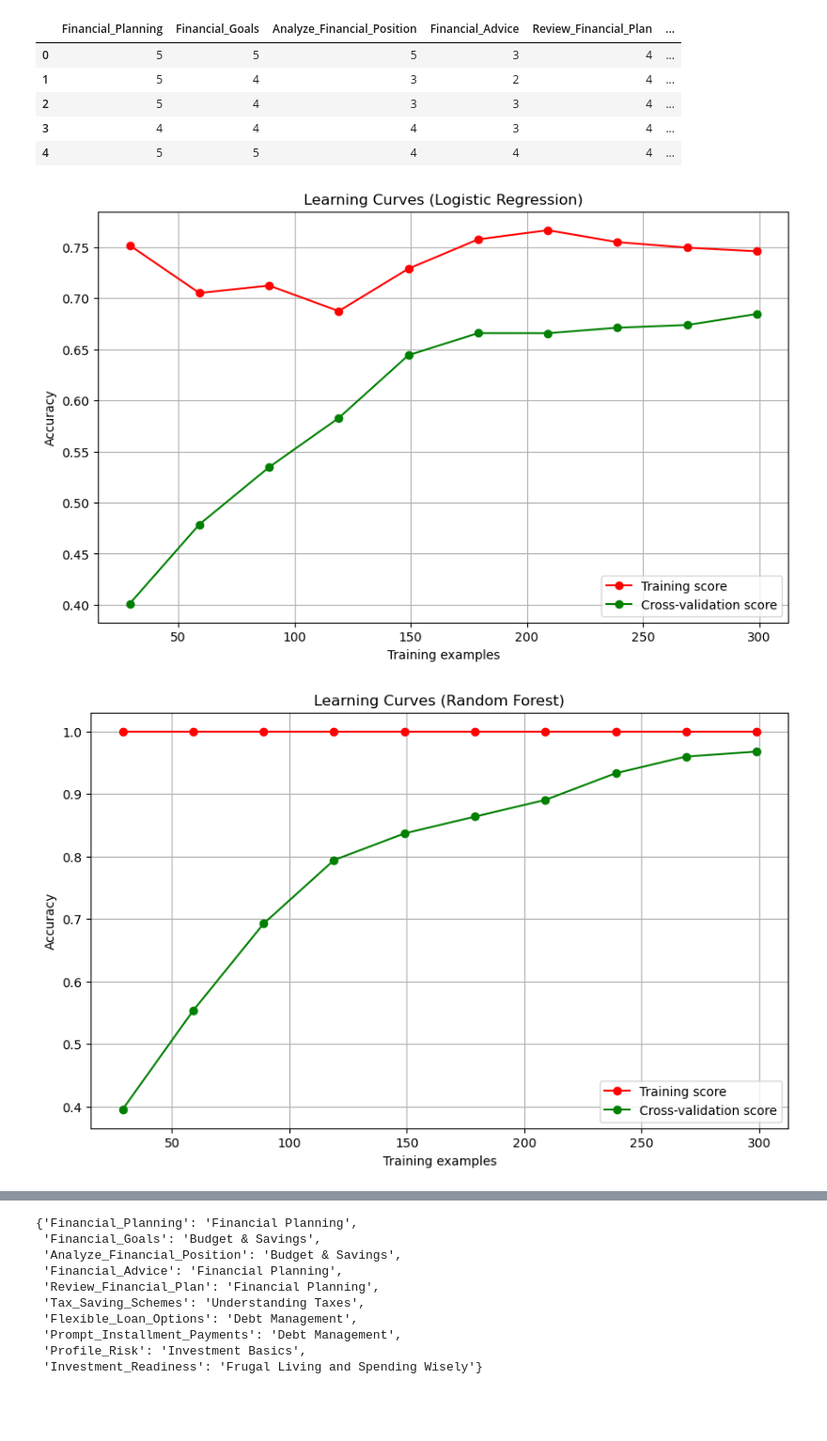
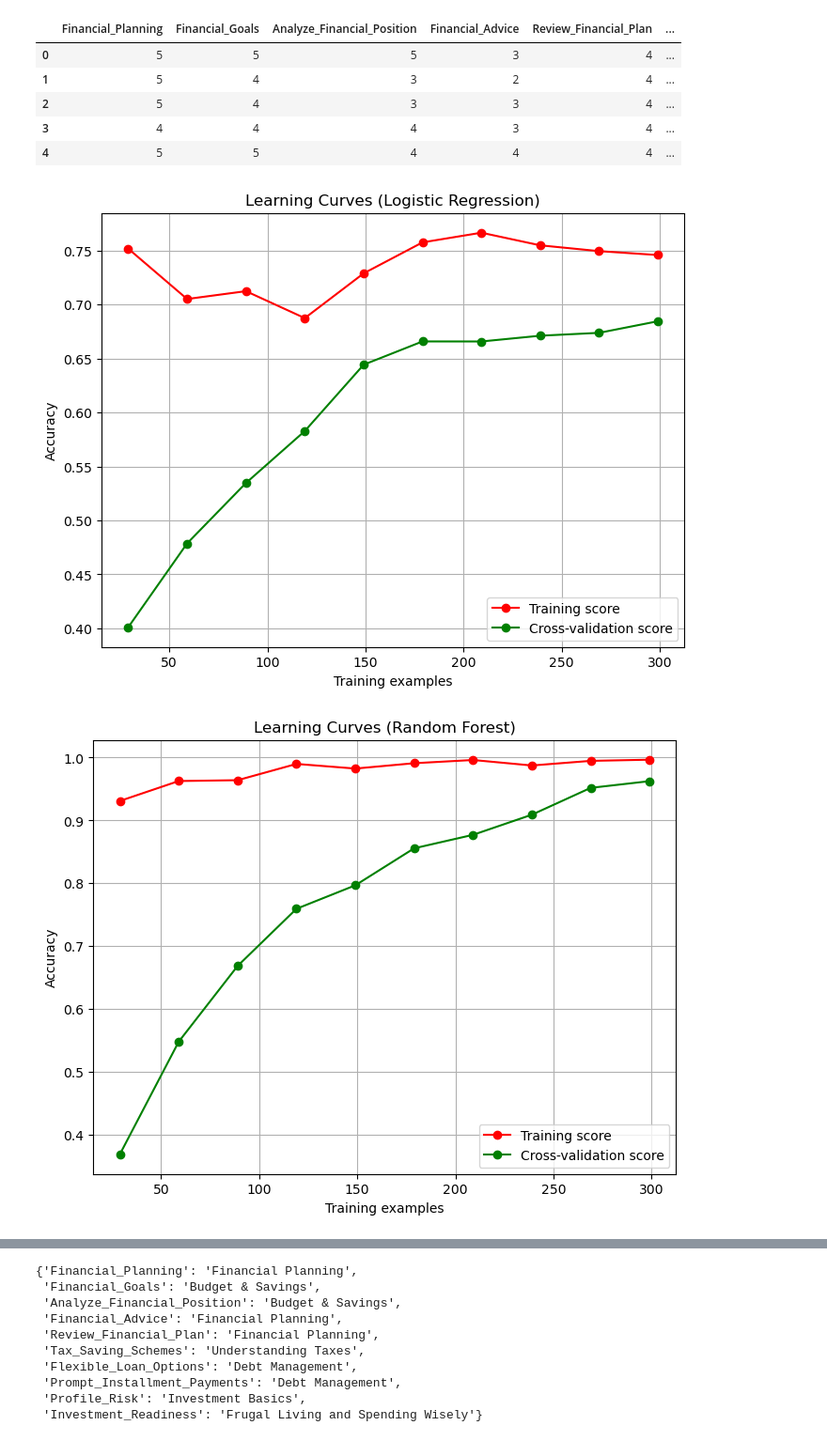
Before and after one commit to christiandarvs/SmartCents-Algorithm, a Jupyter notebook: smartcents.ipynb, the cells around one changed output, grey strips where cells are left out. Shown: that part at 94% size. Saved outputs shown, nothing was run; the diff lists cells and outputs as text; code cells hidden in the pictures; blank space fills up the shorter version.

```diff
--- a/smartcents.ipynb
+++ b/smartcents.ipynb
@@ -284,42 +287,44 @@ X_train, X_test, y_train, y_test = train_test_split(
 
 models = {
     "Logistic Regression": LogisticRegression(solver="liblinear"),
-    "Random Forest": RandomForestClassifier(n_estimators=50),
-    "SVC": SVC(),
+    "Random Forest": RandomForestClassifier(
+        max_depth=20, min_samples_leaf=1, min_samples_split=5, n_estimators=100
+    ),
+    "SVC": SVC(C=100, gamma=0.01, kernel="linear"),
     "KNN": KNeighborsClassifier(),
-    "Decision Tree": DecisionTreeClassifier(max_depth=50),
+    "Decision Tree": DecisionTreeClassifier(min_samples_leaf=1, min_samples_split=2),
 }
 
 for name, model in models.items():
     pipeline = Pipeline([("classifier", model)])
     train_sizes, train_scores, test_scores = learning_curve(
         estimator=pipeline,
         X=X_train,
         y=y_train,
         train_sizes=np.linspace(0.1, 1.0, 10),
         cv=5,
         scoring="accuracy",
         n_jobs=-1,
     )
 
     train_scores_mean = np.mean(train_scores, axis=1)
     train_scores_std = np.std(train_scores, axis=1)
     test_scores_mean = np.mean(test_scores, axis=1)
     test_scores_std = np.std(test_scores, axis=1)
 
-    plt.figure(figsize=(10, 6))
+    plt.figure(figsize=(8, 6))
     plt.title(f"Learning Curves ({name})")
     plt.xlabel("Training examples")
     plt.ylabel("Accuracy")
     plt.grid()
 
     plt.plot(train_sizes, train_scores_mean, "o-", color="r", label="Training score")
     plt.plot(
         train_sizes, test_scores_mean, "o-", color="g", label="Cross-validation score"
     )
 
     plt.legend(loc="best")
     plt.show()
 # %% [output]
-[figure, old version]
+[figure, new version]
-[figure, old version]
+[figure, new version]
```
Also changed, not shown: parts of 8 cells of this notebook.
